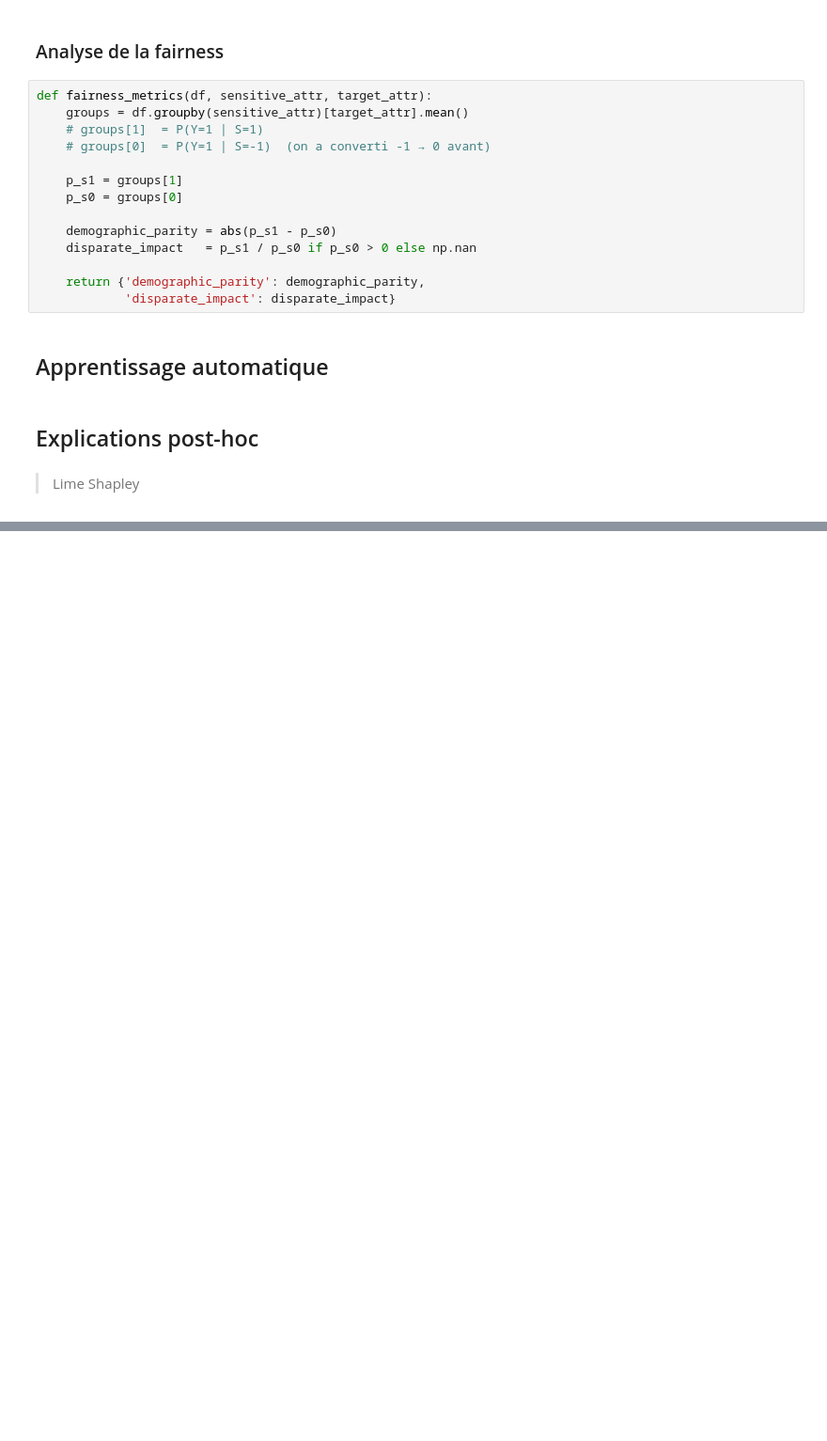
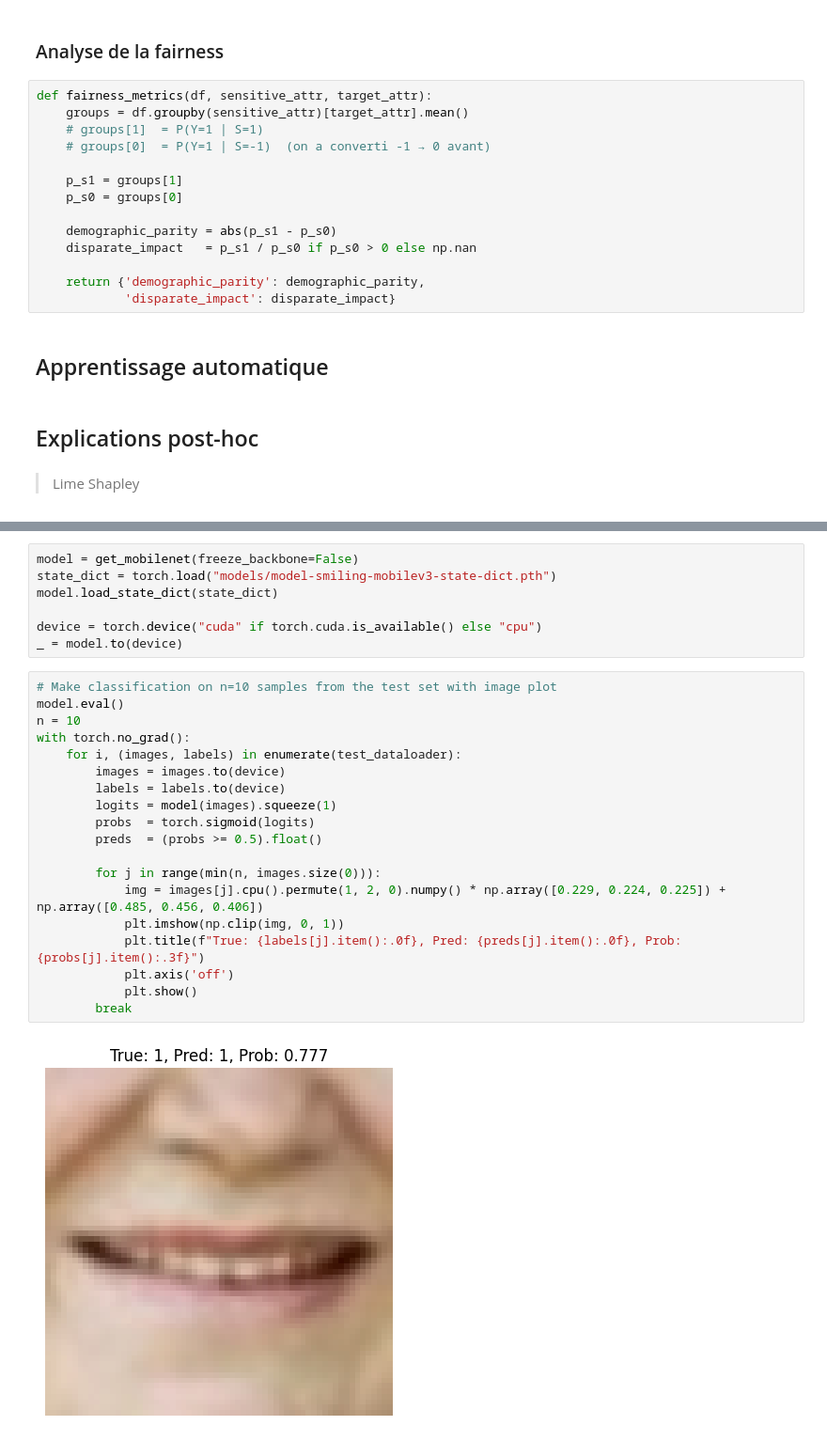
Before and after one commit to SarahL-1720/rexia-responsible-explainable-ai-project, a Jupyter notebook: alexandre_image_data.ipynb, the cells around one changed output, grey strips where cells are left out. Shown at 94% size. Drawn from its saved outputs; the diff is of its cells as text; blank space fills up the shorter version.

```diff
--- a/alexandre_image_data.ipynb
+++ b/alexandre_image_data.ipynb
@@ -354,0 +737,28 @@ res = lm_extractor.get_croped_image(7)
+# %%
+model = get_mobilenet(freeze_backbone=False)
+state_dict = torch.load("models/model-smiling-mobilev3-state-dict.pth")
+model.load_state_dict(state_dict)
+
+device = torch.device("cuda" if torch.cuda.is_available() else "cpu")
+_ = model.to(device)
+# %%
+# Make classification on n=10 samples from the test set with image plot
+model.eval()
+n = 10
+with torch.no_grad():
+    for i, (images, labels) in enumerate(test_dataloader):
+        images = images.to(device)
+        labels = labels.to(device)
+        logits = model(images).squeeze(1)
+        probs  = torch.sigmoid(logits)
+        preds  = (probs >= 0.5).float()
+
+        for j in range(min(n, images.size(0))):
+            img = images[j].cpu().permute(1, 2, 0).numpy() * np.array([0.229, 0.224, 0.225]) + np.array([0.485, 0.456, 0.406])
+            plt.imshow(np.clip(img, 0, 1))
+            plt.title(f"True: {labels[j].item():.0f}, Pred: {preds[j].item():.0f}, Prob: {probs[j].item():.3f}")
+            plt.axis('off')
+            plt.show()
+        break
+# %% [output]
+[figure, added]
```
Also changed, not shown: parts of 12 cells of this notebook, 2 other files.
